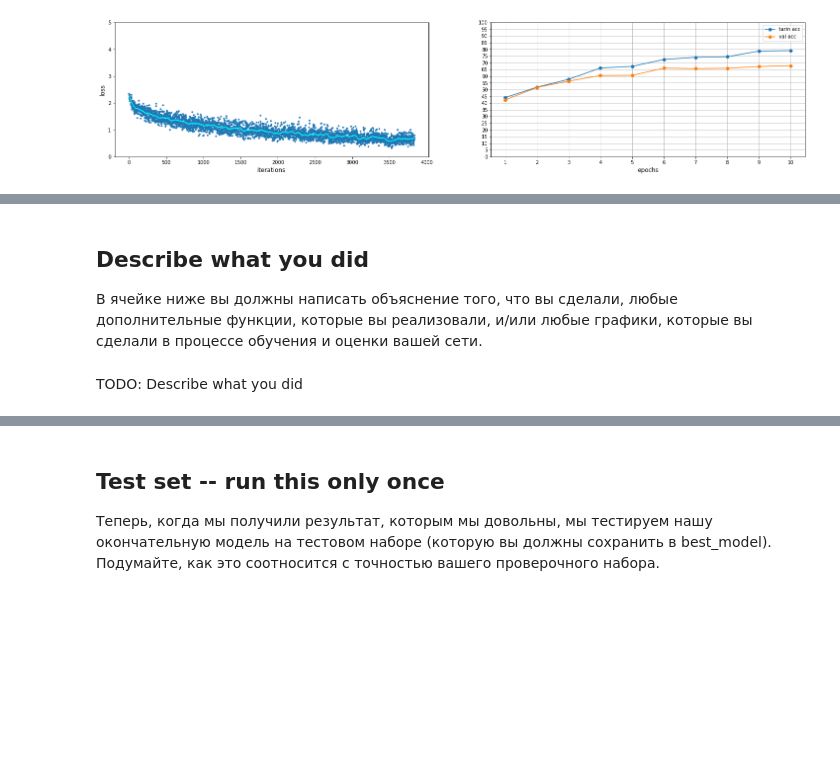
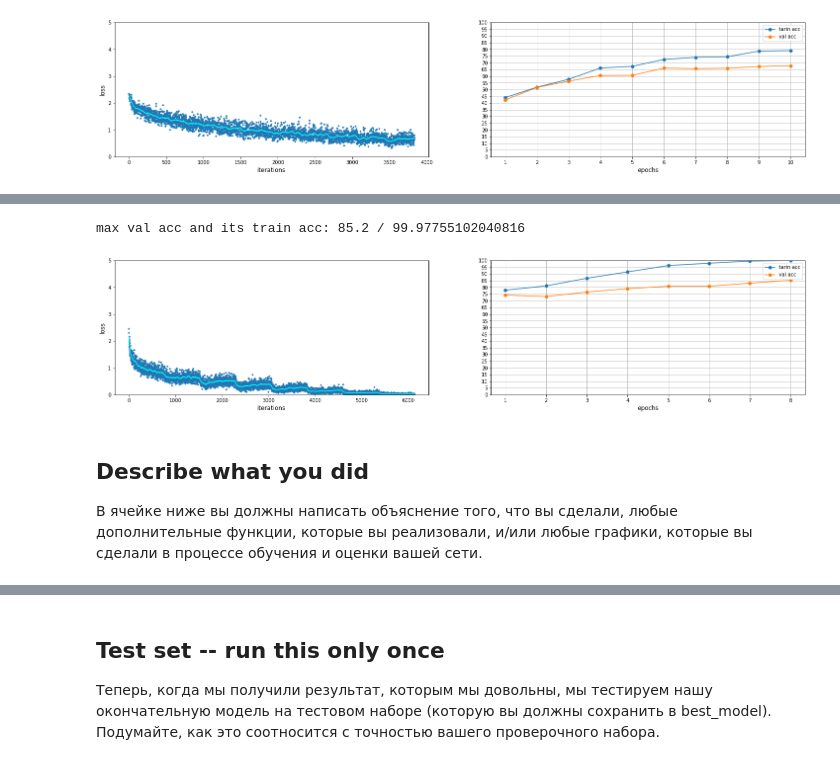
Before and after one commit to exp20/cs231n, a Jupyter notebook: assignment2/PyTorch.ipynb, the cells around one changed output, grey strips where cells are left out. Saved outputs shown, nothing was run; the diff lists cells and outputs as text; code cells hidden in the pictures; blank space fills up the shorter version.

```diff
--- a/assignment2/PyTorch.ipynb
+++ b/assignment2/PyTorch.ipynb
@@ -1987,0 +2207,39 @@ plot_model_history(full_conv_net_info[list(sorted_keys_full_conv_net_info)[0]][-
+# %%
+# Финальное обучение топовой модели
+my_loader_train = DataLoader(no_prenormalization_cifar10_train, batch_size=64,
+                          sampler=sampler.SubsetRandomSampler(range(NUM_TRAIN))) #  SubsetRandomSampler() Выбирает элементы случайным образом из заданного списка индексов без замены. Данные перемешиваются.
+                          # без замены значит элемент выборки не будет встречаться более одного раза для 1ой эпохи
+
+loader_check_train_acc = DataLoader(no_prenormalization_cifar10_train, batch_size = 64, sampler = sampler.SubsetRandomSampler(range(int(NUM_TRAIN))))
+
+
+my_loader_val = DataLoader(no_prenormalization_cifar10_val, batch_size=64,
+                        sampler=sampler.SubsetRandomSampler(range(NUM_TRAIN, 50000)))# 1к для валидации
+
+
+arch_type = 2
+N = 2
+M = 3
+num_conv_filters =  [64, 512]
+fc_downscale = 0.5
+fc_h_sizes = [int(1024*fc_downscale**(i)) for i in range(0,M) ]
+model_params = [arch_type, N, M, num_conv_filters, fc_h_sizes, fc_downscale]
+
+model = construct_model(model_arch_params = model_params, model_input_size = [3,32,32], model_out = 10)
+lr = 0.008205
+rg = 0.004199
+optimizer = torch.optim.SGD(model.parameters(), lr = lr, weight_decay = rg, momentum = 0.9, nesterov = True)
+initial_lr0 = lr
+T = 10
+scheduler = torch.optim.lr_scheduler.LambdaLR(optimizer, lr_lambda=lambda step: learning_rate_decay_function(step, initial_lr0, T)/initial_lr0) # lr0*(1-t/T)
+loss_function = nn.CrossEntropyLoss()
+
+loss_history, train_acc_history, val_acc_history = training_loop(model, optimizer, my_loader_train,
+                                                                     my_loader_val, loader_check_train_acc, 8, loss_function,
+                                                                     scheduler = scheduler, verbose = False)
+max_val_acc_index = np.argmax(val_acc_history)
+print("max val acc and its train acc: {0} / {1}".format(val_acc_history[max_val_acc_index], train_acc_history[max_val_acc_index]))
+plot_model_history(loss_history, train_acc_history, val_acc_history)
+# %% [output]
+max val acc and its train acc: 85.2 / 99.97755102040816
+[figure, added]
@@ -1989,5 +2261,3 @@ plot_model_history(full_conv_net_info[list(sorted_keys_full_conv_net_info)[0]][-
 ## Describe what you did
 
 В ячейке ниже вы должны написать объяснение того, что вы сделали, любые дополнительные функции, которые вы реализовали, и/или любые графики, которые вы сделали в процессе обучения и оценки вашей сети.
-# %% [markdown]
-TODO: Describe what you did
```
Also changed, not shown: parts of 43 cells of this notebook, 2 other files.
